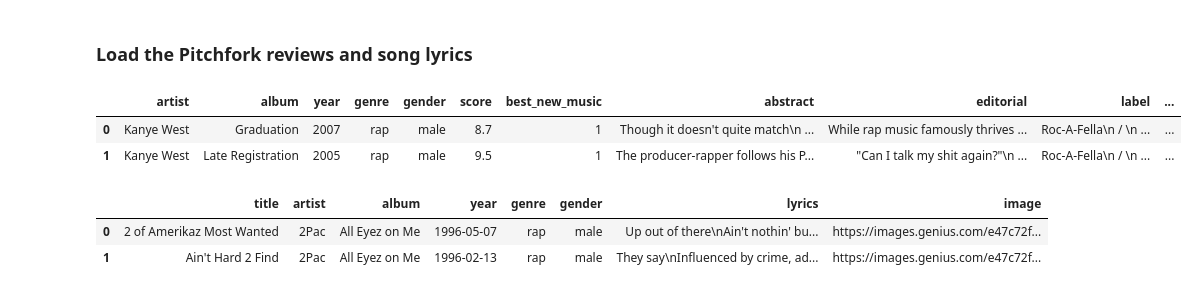
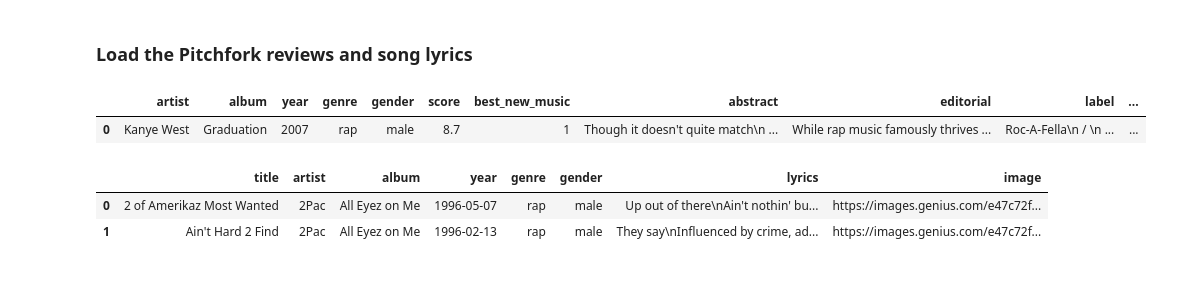
Before and after one commit to johnwmillr/pitchfork_reviews_and_lyrics, a Jupyter notebook: analysis.ipynb, the cells around one changed output. Cells and saved outputs as stored; diff of their text form; code cells hidden in the pictures.

```diff
--- a/analysis.ipynb
+++ b/analysis.ipynb
@@ -29,6 +35,5 @@ reviews = reviews[['artist', 'album', 'year', 'genre',
 # %%
-reviews.head(2)
+reviews.head(1)
 # %% [output]
 |  | artist | album | year | genre | gender | score | best_new_music | abstract | editorial | label | ... |
 | 0 | Kanye West | Graduation | 2007 | rap | male | 8.7 | 1 | Though it doesn't quite match\n ... | While rap music famously thrives ... | Roc-A-Fella\n / \n ... | ... |
-| 1 | Kanye West | Late Registration | 2005 | rap | male | 9.5 | 1 | The producer-rapper follows his P... | "Can I talk my shit again?"\n ... | Roc-A-Fella\n / \n ... | ... |
```
Also changed, not shown: parts of 34 cells of this notebook.
